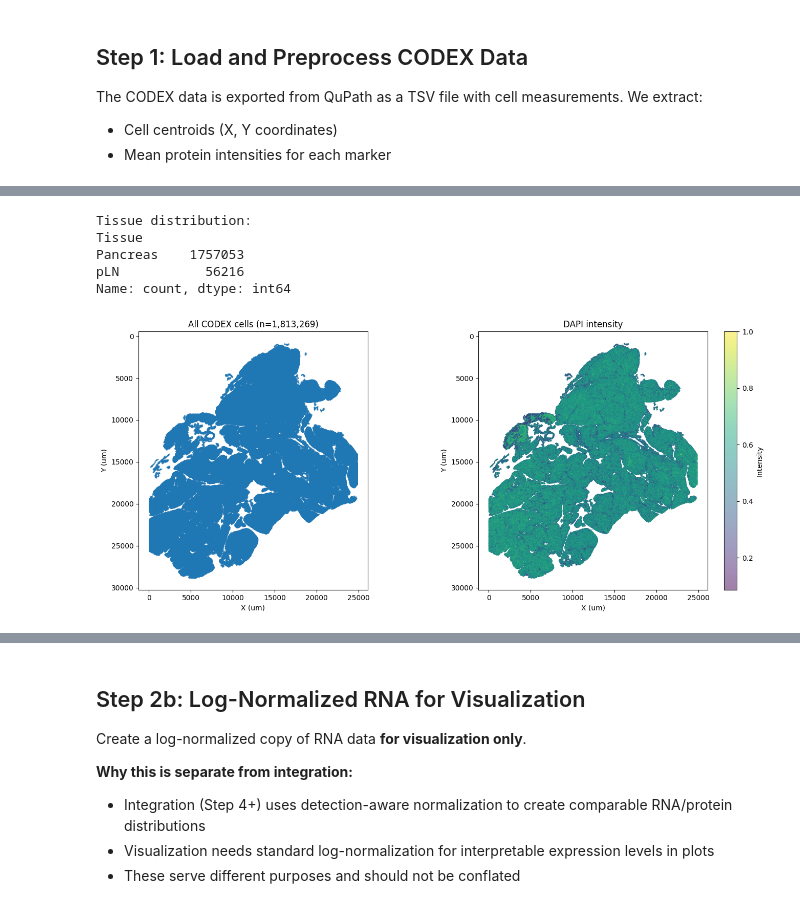
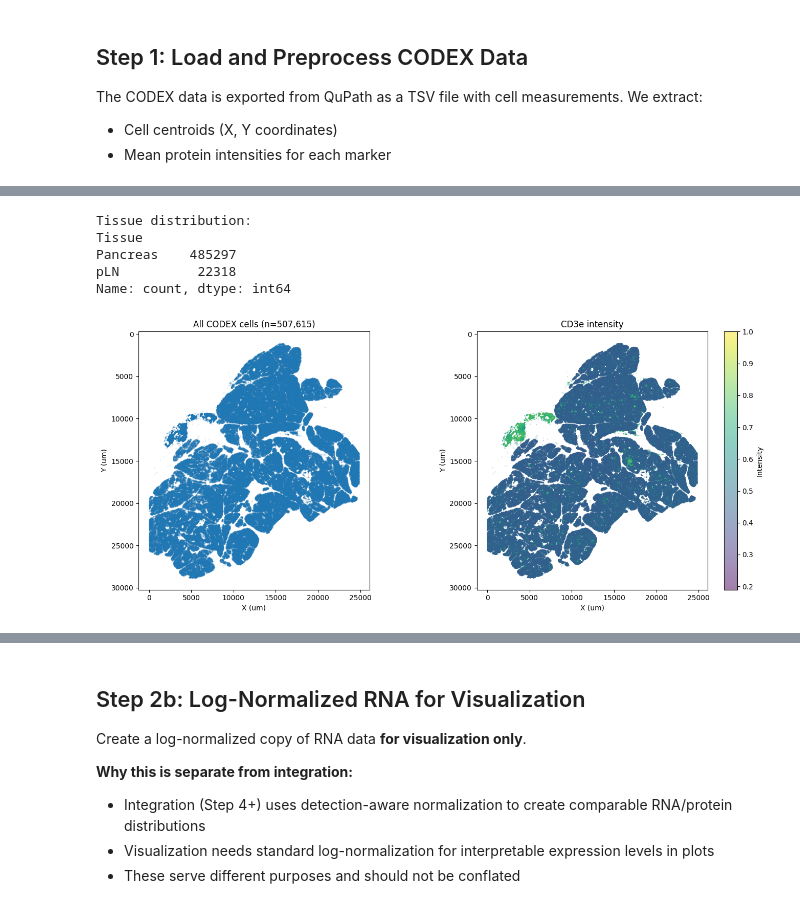
Before and after one commit to smith6jt-cop/maxfuse, a Jupyter notebook: notebooks/1_preprocessing.ipynb, the cells around one changed output, grey strips where cells are left out. Saved outputs shown, nothing was run; the diff lists cells and outputs as text; code cells hidden in the pictures.

```diff
--- a/notebooks/1_preprocessing.ipynb
+++ b/notebooks/1_preprocessing.ipynb
@@ -57,8 +57,6 @@ We extract:
 - Cell centroids (X, Y coordinates)
 - Mean protein intensities for each marker
 # %%
-# Load CODEX data from TSV
-protein_adata = ad.read_h5ad('data/6551_qupath_raw_export_gated_v2.h5ad')
-print(f"CODEX data shape: {protein_adata.shape}")
-# print(f"Columns: {len(codex_df.columns)}")
+protein_adata_raw = ad.read_h5ad('data/6551_qupath_raw_export_gated_v2.h5ad')
+print(f"Phenocycler data shape: {protein_adata_raw.shape}")
 # %% [output]
@@ -65,0 +64,27 @@ CODEX data shape: (1900753, 59)
+# %%
+protein_adata = protein_adata_raw[:, ['CD107a', 'CD4',  'CD44',
+        'CD38',   'CD8',
+       'PCNA', 'FOXP3', 'CD57', 'Ki67',   'CD20',
+       'VISTA',  'PD-1',
+       'TCF-1', 'TOX',   'PD-L1',
+       'CD3e',  'Bcl-2', 'MPO',
+       'CD39'
+       ]]
+# %%
+# Filter to immune cells only (to match CD45+ scRNAseq data)
+# The scRNAseq data is CD45+ sorted, so we filter protein to immune cells
+# CD45 is not in the protein panel, but scimap Classification identifies immune cells
+
+print(f"Before immune filtering: {protein_adata.n_obs:,} cells")
+print("\nClassification distribution:")
+print(protein_adata.obs['Classification'].value_counts())
+
+# Keep cells classified as immune (T cells marked by TCF-1, CD3e, TOX)
+immune_classes = ['CD3e', 'CD3e+TCF-1+', 'CD3e+TCF-1+TOX+',
+                  'CD3e+TOX+', 'TCF-1', 'TCF-1+TOX', 'TOX']
+protein_adata = protein_adata[
+    protein_adata.obs['Classification'].isin(immune_classes)
+].copy()
+
+print(f"\nAfter immune filtering: {protein_adata.n_obs:,} cells")
+print(f"Removed {1900753 - protein_adata.n_obs:,} non-immune cells")
@@ -80,33 +122,33 @@ print(protein_adata.obs['Tissue'].value_counts())
 # %% [output]
 Tissue distribution:
 Tissue
-Pancreas    1757053
-pLN           56216
+Pancreas    485297
+pLN          22318
 Name: count, dtype: int64
 # %%
 protein_adata = protein_adata[(protein_adata.obs['Tissue'] == 'Pancreas') | (protein_adata.obs['Tissue'] == 'pLN')].copy()
 # %%
 # Quick spatial visualization
 fig, axes = plt.subplots(1, 2, figsize=(14, 6))
 
 # Plot all cells
 axes[0].scatter(protein_adata.obs['X_centroid'], protein_adata.obs['Y_centroid'], s=0.1, alpha=0.3)
 axes[0].set_xlabel('X (um)')
 axes[0].set_ylabel('Y (um)')
 axes[0].set_title(f'All CODEX cells (n={protein_adata.shape[0]:,})')
 axes[0].set_aspect('equal')
 axes[0].invert_yaxis()
 # Plot with CD45 intensity
-cd45_idx = protein_adata.var_names.get_loc('CD45') if 'CD45' in protein_adata.var_names else 0
+cd45_idx = protein_adata.var_names.get_loc('CD3e') if 'CD3e' in protein_adata.var_names else 0
 scatter = axes[1].scatter(protein_adata.obs['X_centroid'], protein_adata.obs['Y_centroid'], c=protein_adata.X[:, cd45_idx],
                           s=0.1, alpha=0.5, cmap='viridis')
 axes[1].set_xlabel('X (um)')
 axes[1].set_ylabel('Y (um)')
 axes[1].set_title(f'{protein_adata.var_names[cd45_idx]} intensity')
 axes[1].set_aspect('equal')
 plt.colorbar(scatter, ax=axes[1], label='Intensity')
 axes[1].invert_yaxis()
 plt.tight_layout()
 plt.show()
 # %% [output]
-[figure, old version]
+[figure, new version]
```
Also changed, not shown: parts of 19 cells of this notebook, 4 other files.
